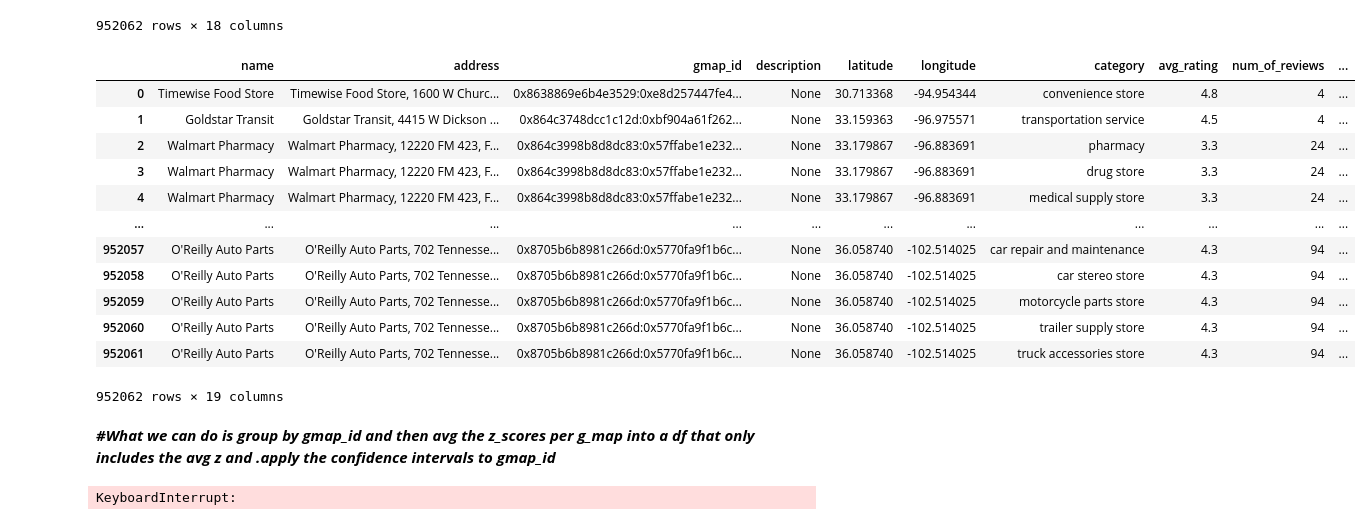
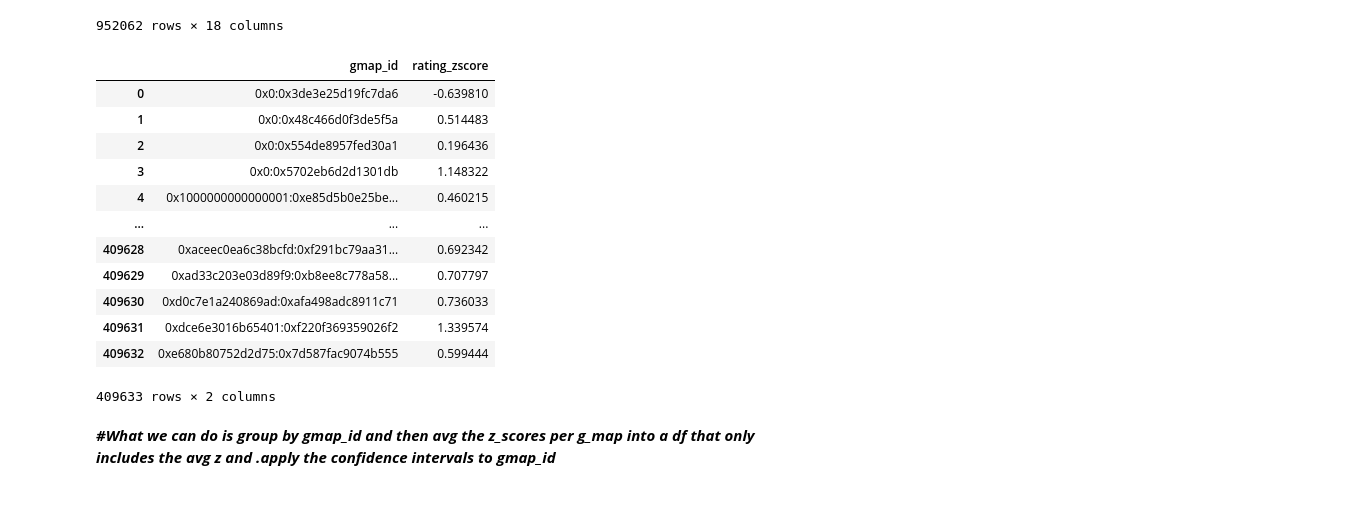
Before and after one commit to Dhrutube/DS3-LocalLens, a Jupyter notebook: Normalizing_sentiment_and_Tableu_cleaning.ipynb, the cells around one changed output. Saved outputs shown, nothing was run; the diff lists cells and outputs as text; code cells hidden in the pictures.

Commit message:
updated the data to graph CI and z-score on tableau

```diff
--- a/Normalizing_sentiment_and_Tableu_cleaning.ipynb
+++ b/Normalizing_sentiment_and_Tableu_cleaning.ipynb
@@ -198,31 +183,61 @@ mcategory_df
 # %%
 
 # Normalized rating
 mcategory_df['rating_zscore'] = (
     (mcategory_df['avg_rating'] - mcategory_df['category_mean']) /
     mcategory_df['category_std']
 )
 mcategory_df #now this is going to include repeats of companies when it is done
+
+mcategory_df = mcategory_df.groupby('gmap_id').agg({
+    'rating_zscore': 'mean'
+}).reset_index()
+
+mcategory_df
 # %% [output]
-|  | name | address | gmap_id | description | latitude | longitude | category | avg_rating | num_of_reviews | ... |
-| 0 | Timewise Food Store | Timewise Food Store, 1600 W Churc... | 0x8638869e6b4e3529:0xe8d257447fe4... | None | 30.713368 | -94.954344 | convenience store | 4.8 | 4 | ... |
-| 1 | Goldstar Transit | Goldstar Transit, 4415 W Dickson ... | 0x864c3748dcc1c12d:0xbf904a61f262... | None | 33.159363 | -96.975571 | transportation service | 4.5 | 4 | ... |
-| 2 | Walmart Pharmacy | Walmart Pharmacy, 12220 FM 423, F... | 0x864c3998b8d8dc83:0x57ffabe1e232... | None | 33.179867 | -96.883691 | pharmacy | 3.3 | 24 | ... |
-| 3 | Walmart Pharmacy | Walmart Pharmacy, 12220 FM 423, F... | 0x864c3998b8d8dc83:0x57ffabe1e232... | None | 33.179867 | -96.883691 | drug store | 3.3 | 24 | ... |
-| 4 | Walmart Pharmacy | Walmart Pharmacy, 12220 FM 423, F... | 0x864c3998b8d8dc83:0x57ffabe1e232... | None | 33.179867 | -96.883691 | medical supply store | 3.3 | 24 | ... |
-| ... | ... | ... | ... | ... | ... | ... | ... | ... | ... | ... |
-| 952057 | O'Reilly Auto Parts | O'Reilly Auto Parts, 702 Tennesse... | 0x8705b6b8981c266d:0x5770fa9f1b6c... | None | 36.058740 | -102.514025 | car repair and maintenance | 4.3 | 94 | ... |
-| 952058 | O'Reilly Auto Parts | O'Reilly Auto Parts, 702 Tennesse... | 0x8705b6b8981c266d:0x5770fa9f1b6c... | None | 36.058740 | -102.514025 | car stereo store | 4.3 | 94 | ... |
-| 952059 | O'Reilly Auto Parts | O'Reilly Auto Parts, 702 Tennesse... | 0x8705b6b8981c266d:0x5770fa9f1b6c... | None | 36.058740 | -102.514025 | motorcycle parts store | 4.3 | 94 | ... |
-| 952060 | O'Reilly Auto Parts | O'Reilly Auto Parts, 702 Tennesse... | 0x8705b6b8981c266d:0x5770fa9f1b6c... | None | 36.058740 | -102.514025 | trailer supply store | 4.3 | 94 | ... |
-| 952061 | O'Reilly Auto Parts | O'Reilly Auto Parts, 702 Tennesse... | 0x8705b6b8981c266d:0x5770fa9f1b6c... | None | 36.058740 | -102.514025 | truck accessories store | 4.3 | 94 | ... |
+|  | gmap_id | rating_zscore |
+| 0 | 0x0:0x3de3e25d19fc7da6 | -0.639810 |
+| 1 | 0x0:0x48c466d0f3de5f5a | 0.514483 |
+| 2 | 0x0:0x554de8957fed30a1 | 0.196436 |
+| 3 | 0x0:0x5702eb6d2d1301db | 1.148322 |
+| 4 | 0x1000000000000001:0xe85d5b0e25be... | 0.460215 |
+| ... | ... | ... |
+| 409628 | 0xaceec0ea6c38bcfd:0xf291bc79aa31... | 0.692342 |
+| 409629 | 0xad33c203e03d89f9:0xb8ee8c778a58... | 0.707797 |
+| 409630 | 0xd0c7e1a240869ad:0xafa498adc8911c71 | 0.736033 |
+| 409631 | 0xdce6e3016b65401:0xf220f369359026f2 | 1.339574 |
+| 409632 | 0xe680b80752d2d75:0x7d587fac9074b555 | 0.599444 |
-952062 rows × 19 columns
+409633 rows × 2 columns
 # %% [markdown]
 *****#What we can do is group by gmap_id and then avg the z_scores per g_map into a df that only includes the avg z and .apply the confidence intervals to gmap_id*****
 # %%
 #We will merge all of this back into texas metadata with an inner merge to add the new z-score and CI columns for the Tableu dataset.
 
-mcategory_df['CI']= mcategory_df['gmap_id'].apply(individual_company_rating_confidence_interval)
-mcategory_df #THIS TAKES TO LONG SPEED IT UP AND THEN MERGE BACK TO TEXAS METADATA
+company_stats = (
+    texas_reviews
+        .groupby('gmap_id')['rating']
+        .agg(['mean', 'std', 'count'])
+        .reset_index()
+)
+
+def compute_ci(row):
+    mean = row['mean']
+    std = row['std']
+    n = row['count']
+
+    if n == 0:
+        return None
+
+    margin = 1.96 * (std / np.sqrt(n))
+    return (mean - margin, mean + margin)
+
+company_stats['CI'] = company_stats.apply(compute_ci, axis=1)
+
+mtexas_metadata = texas_metadata.merge(
+    company_stats[['gmap_id', 'CI']],
+    on='gmap_id',
+    how='inner'
+)
+
+# mcategory_df['CI']= mcategory_df['gmap_id'].apply(individual_company_rating_confidence_interval)
+# mcategory_df #THIS TAKES TO LONG SPEED IT UP AND THEN MERGE BACK TO TEXAS METADATA
-# %% [output]
-KeyboardInterrupt:
```
Also changed, not shown: parts of 11 cells of this notebook.
